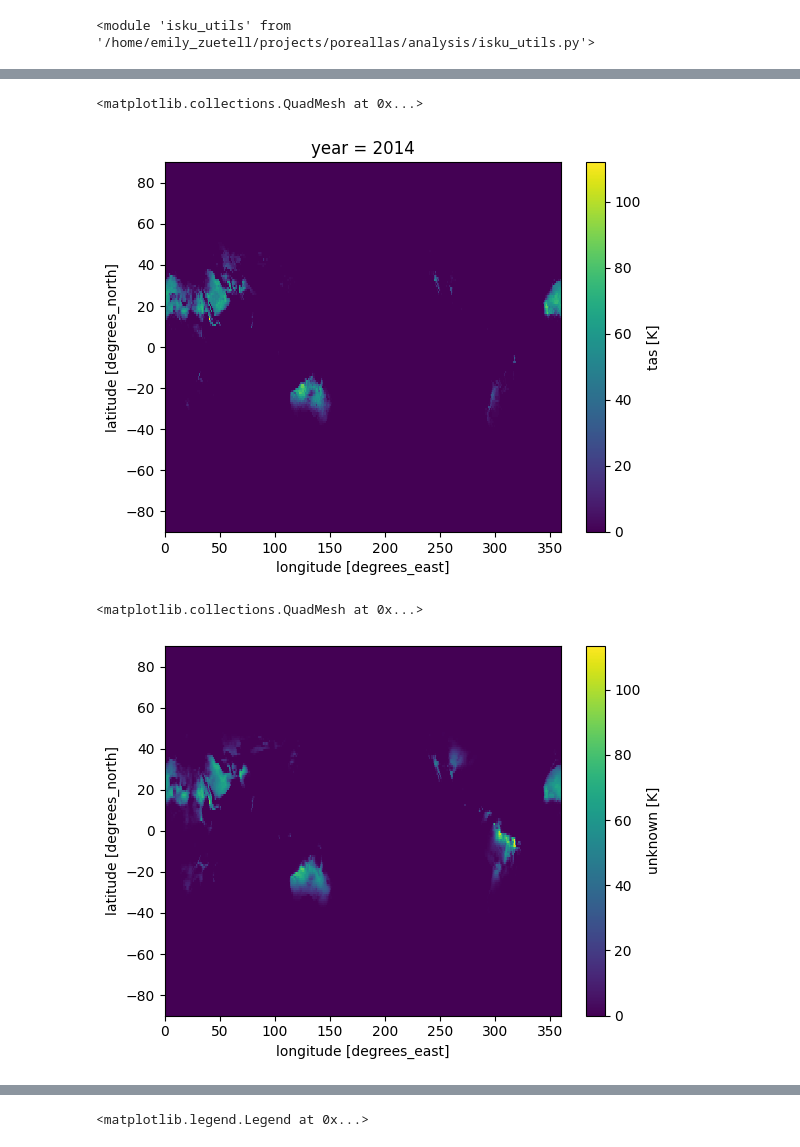
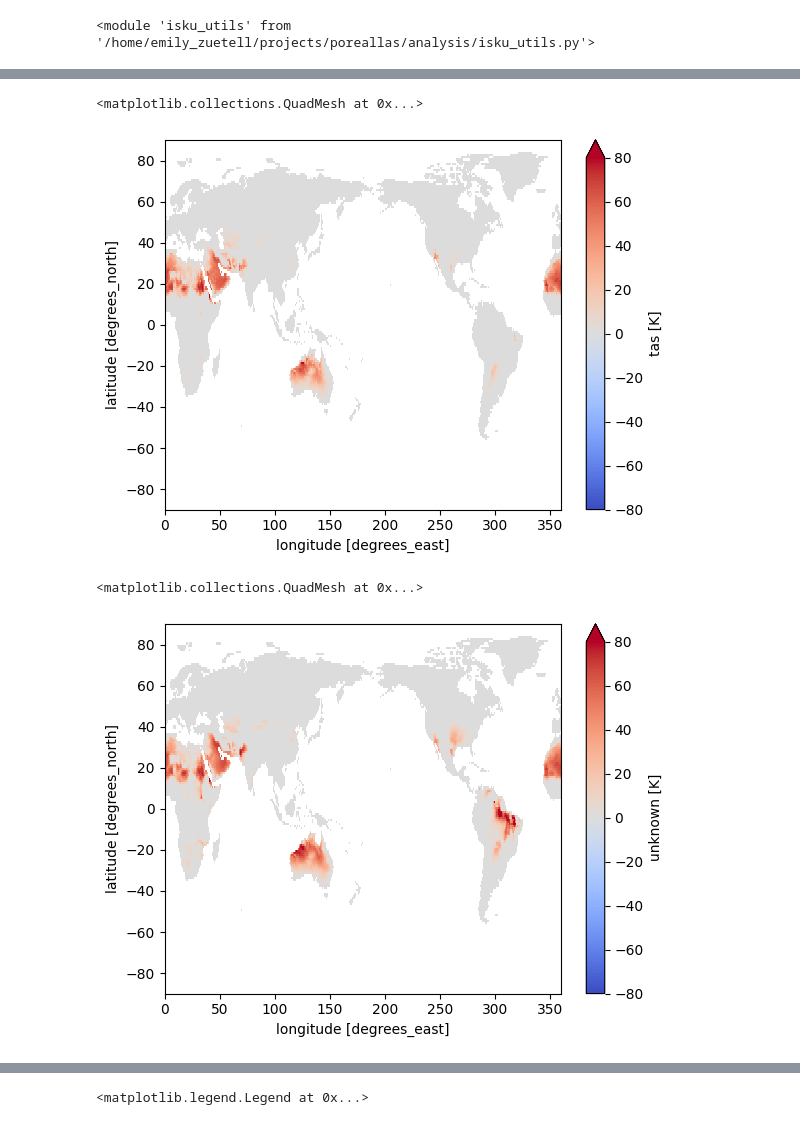
Before and after one commit to ezuetell/poreallas, a Jupyter notebook: analysis/u08_extreme_days_pctchange.ipynb, the cells around one changed output, grey strips where cells are left out. Drawn from its saved outputs; the diff is of its cells as text; code cells hidden in the pictures.

```diff
--- a/analysis/u08_extreme_days_pctchange.ipynb
+++ b/analysis/u08_extreme_days_pctchange.ipynb
@@ -106,14 +106,14 @@ Attributes:
 era5_hot_days_per_year = ((era5_analysis['tas']-273.15) > 32).groupby("time.year").sum(dim="time")
 forecast_hot_days_per_year = ((forecast_analysis['tas']-273.15) > 32).groupby("time.year").sum(dim="time")
 # %%
-era5_hot_days_per_year.sel(year = 2014).plot()
+analysis_utils.land_only(era5_hot_days_per_year).mean(dim = 'year').plot(vmin = -80, vmax = 80, cmap = 'coolwarm')
 # %% [output]
 <matplotlib.collections.QuadMesh at 0x...>
-[figure, old version]
+[figure, new version]
 # %%
-forecast_hot_days_per_year.sum(dim = 'year').mean(dim = 'number').plot()
+analysis_utils.land_only(forecast_hot_days_per_year.sum(dim = 'year').mean(dim = 'number')).plot(vmin = -80, vmax = 80, cmap = 'coolwarm')
 # %% [output]
 <matplotlib.collections.QuadMesh at 0x...>
-[figure, old version]
+[figure, new version]
 # %%
 #% Change by Grid Cell
```
Also changed, not shown: parts of 5 cells of this notebook.
